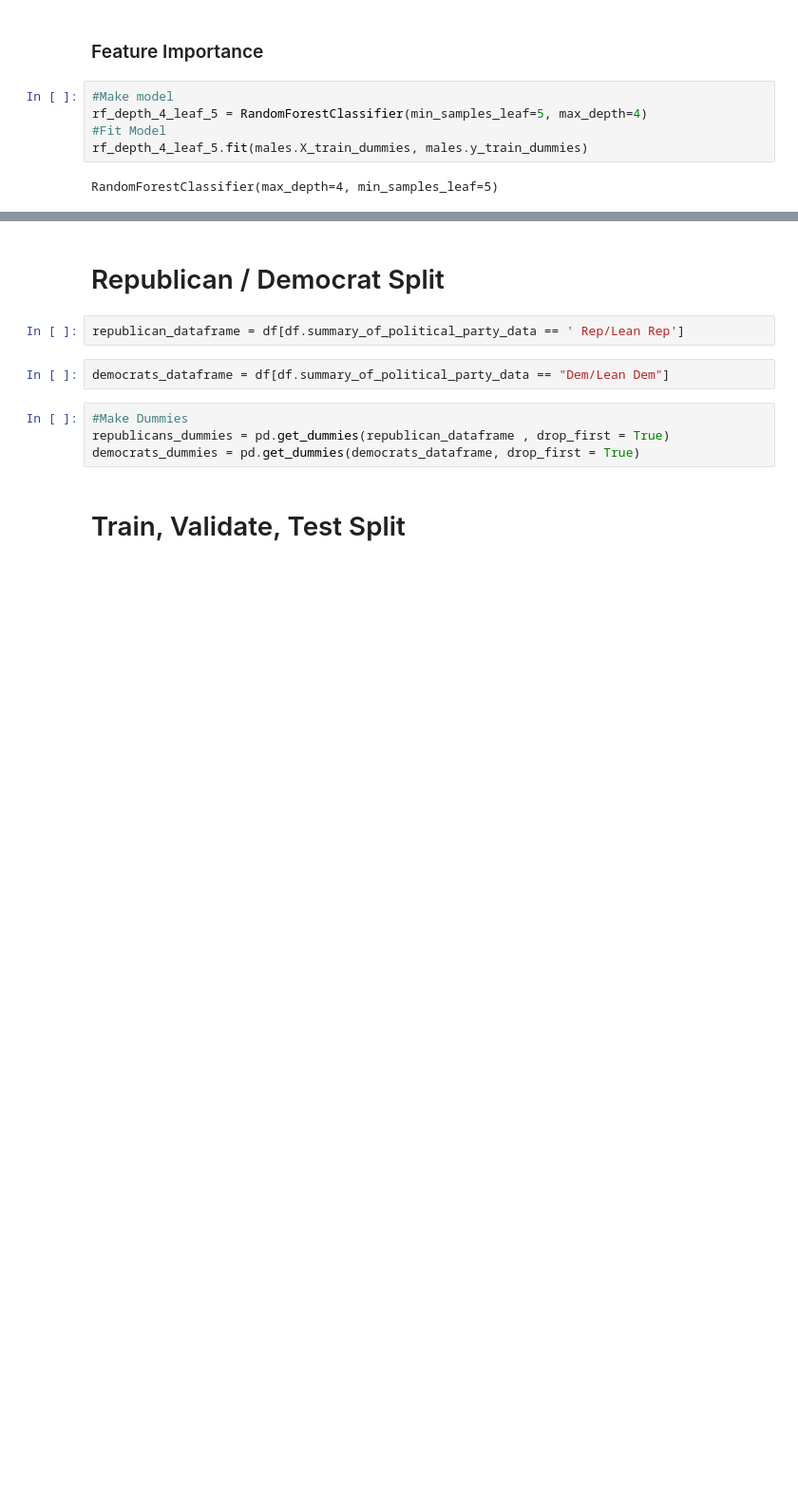
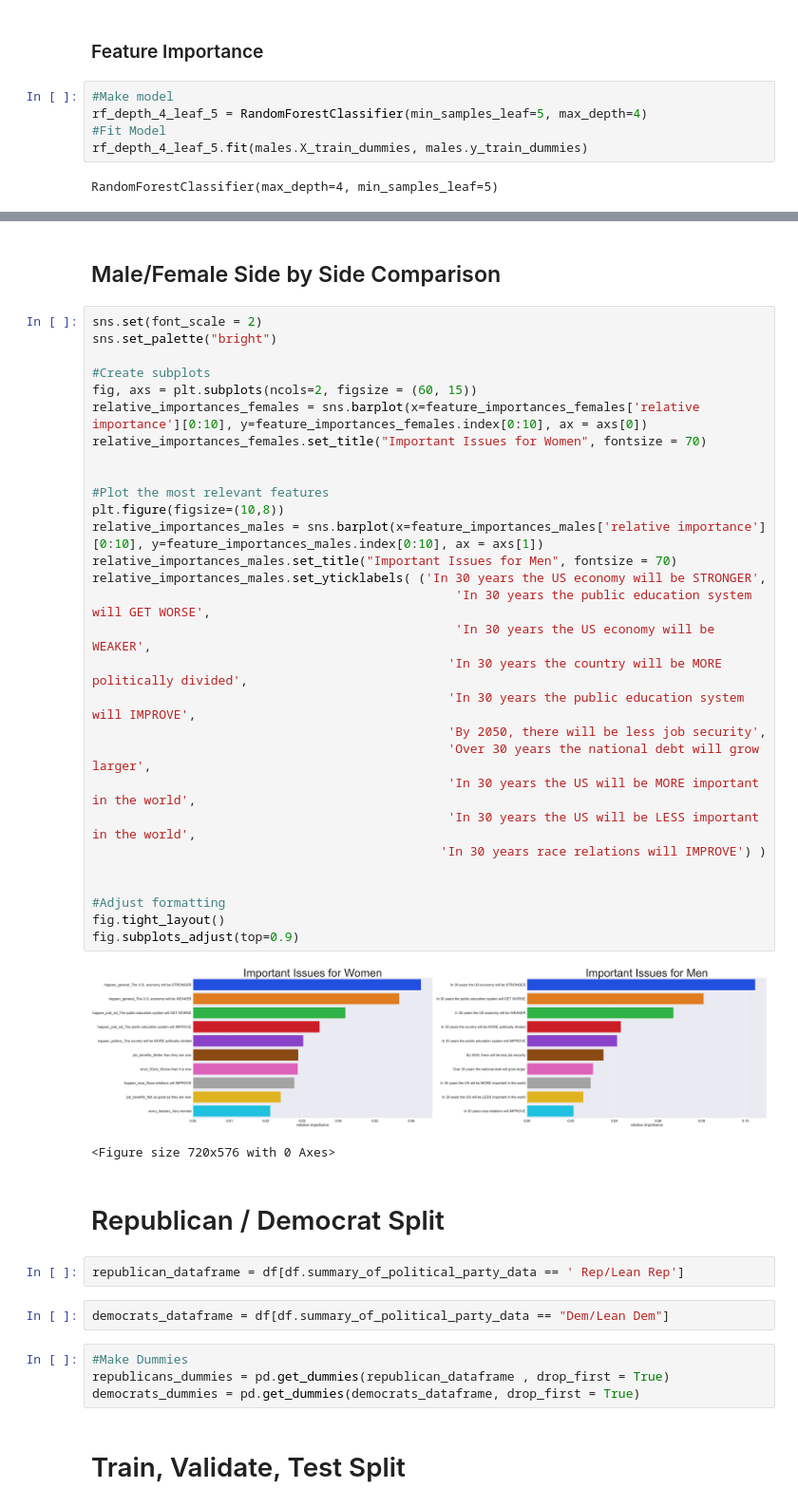
Before and after one commit to american-perspectives-capstone/american-attitudes, a Jupyter notebook: rough_notebooks/Malachi_modeling_new.ipynb, the cells around one changed output, grey strips where cells are left out. Shown at 95% size. Saved outputs shown, nothing was run; the diff lists cells and outputs as text; blank space fills up the shorter version.

```diff
--- a/rough_notebooks/Malachi_modeling_new.ipynb
+++ b/rough_notebooks/Malachi_modeling_new.ipynb
@@ -470,3 +470,37 @@ relative_importances = sns.barplot(x=feature_importances['relative importance'][
+# %% [markdown]
+## Male/Female Side by Side Comparison
+# %%
+sns.set(font_scale = 2)
+sns.set_palette("bright")
+
+#Create subplots
+fig, axs = plt.subplots(ncols=2, figsize = (60, 15))
+relative_importances_females = sns.barplot(x=feature_importances_females['relative importance'][0:10], y=feature_importances_females.index[0:10], ax = axs[0])
+relative_importances_females.set_title("Important Issues for Women", fontsize = 70)
+
+
+#Plot the most relevant features
+plt.figure(figsize=(10,8))
+relative_importances_males = sns.barplot(x=feature_importances_males['relative importance'][0:10], y=feature_importances_males.index[0:10], ax = axs[1])
+relative_importances_males.set_title("Important Issues for Men", fontsize = 70)
+relative_importances_males.set_yticklabels( ('In 30 years the US economy will be STRONGER',
+                                                 'In 30 years the public education system will GET WORSE',
+                                                 'In 30 years the US economy will be WEAKER',
+                                                'In 30 years the country will be MORE politically divided',
+                                                'In 30 years the public education system will IMPROVE',
+                                                'By 2050, there will be less job security',
+                                                'Over 30 years the national debt will grow larger',
+                                                'In 30 years the US will be MORE important in the world',
+                                                'In 30 years the US will be LESS important in the world',
+                                               'In 30 years race relations will IMPROVE') )
+
+
+#Adjust formatting
+fig.tight_layout()
+fig.subplots_adjust(top=0.9)
+# %% [output]
+[figure, added]
+<Figure size 720x576 with 0 Axes>
 # %% [markdown]
 # Republican / Democrat Split
 # %%
```
Also changed, not shown: parts of 12 cells of this notebook.
